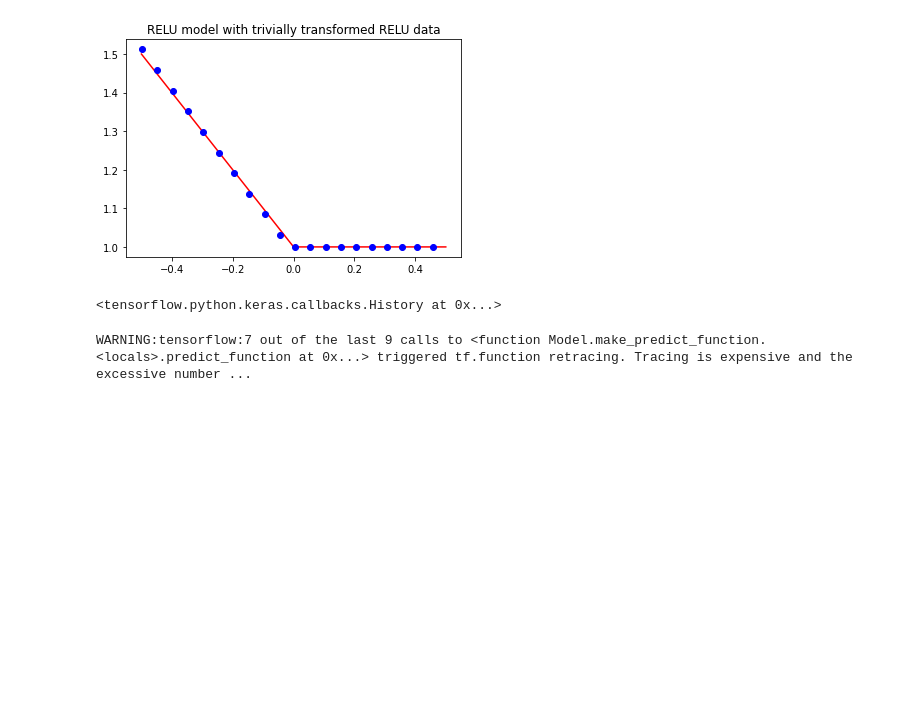
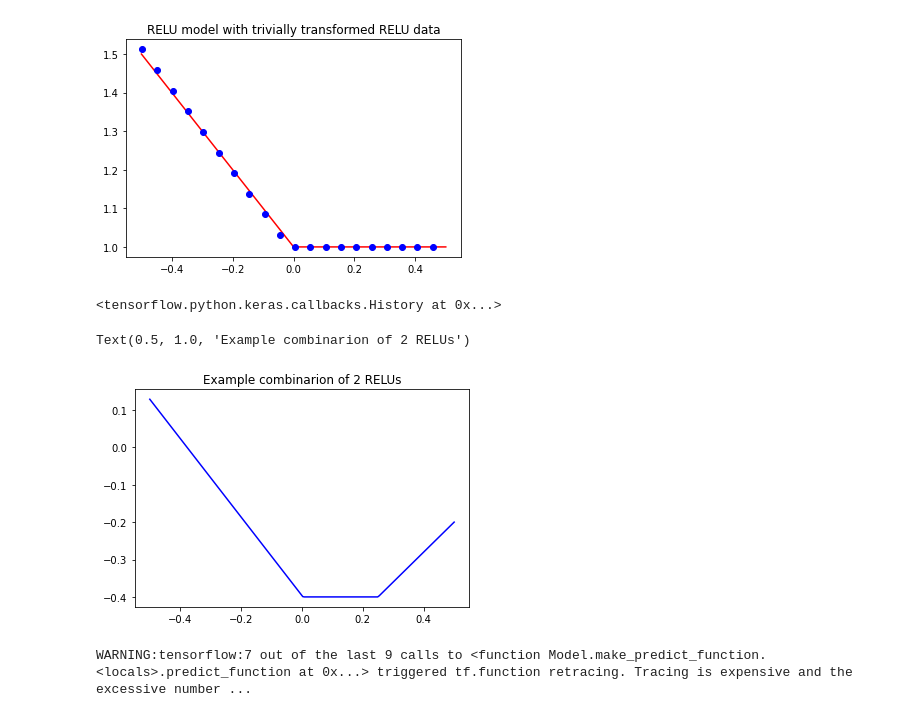
Before and after one commit to nmillerns/foundations_of_neuralnet_regression, a Jupyter notebook: 1-d_function_regression.ipynb, the cells around one changed output. Saved outputs shown, nothing was run; the diff lists cells and outputs as text; code cells hidden in the pictures; blank space fills up the shorter version.

```diff
--- a/1-d_function_regression.ipynb
+++ b/1-d_function_regression.ipynb
@@ -127,3 +180,16 @@ model.compile(loss='mean_squared_error', optimizer='adam')
 model.fit(X_train, quadratic_Y_train, epochs=500, batch_size=200, verbose=0)
 # %% [output]
 <tensorflow.python.keras.callbacks.History at 0x...>
+# %%
+# Let's look at examples of linear combinations of 2 RELUs
+# a1 * relu(u) + a2 * relu(v) + c
+# Represents a neural net with a single linear output node with 2 input from 2 internal nodes
+a1 = 1
+a2 = .7
+c = -.4
+comb = [[ a1*(.8 * x_i[0] - .2 if .8 * x_i[0] - .2 > 0. else 0) + a2*(-1.5 * x_i[0] + .005 if -1.5 * x_i[0] + .005 > 0. else 0.) + c] for x_i in X_train]
+plt.plot(X_train, comb, 'b-')
+plt.title('Example combinarion of 2 RELUs')
+# %% [output]
+Text(0.5, 1.0, 'Example combinarion of 2 RELUs')
+[figure, added]
```
Also changed, not shown: parts of 10 cells of this notebook.
